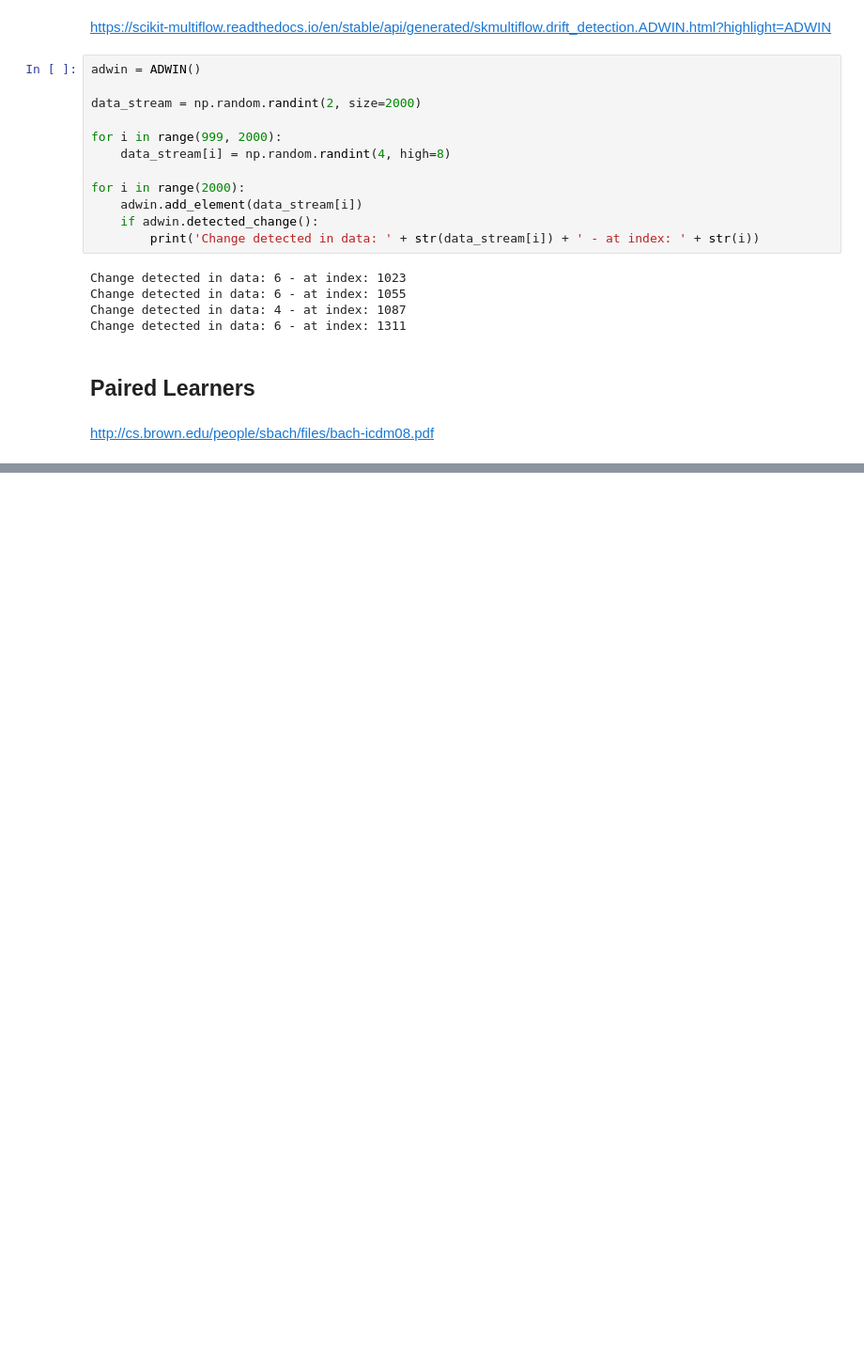
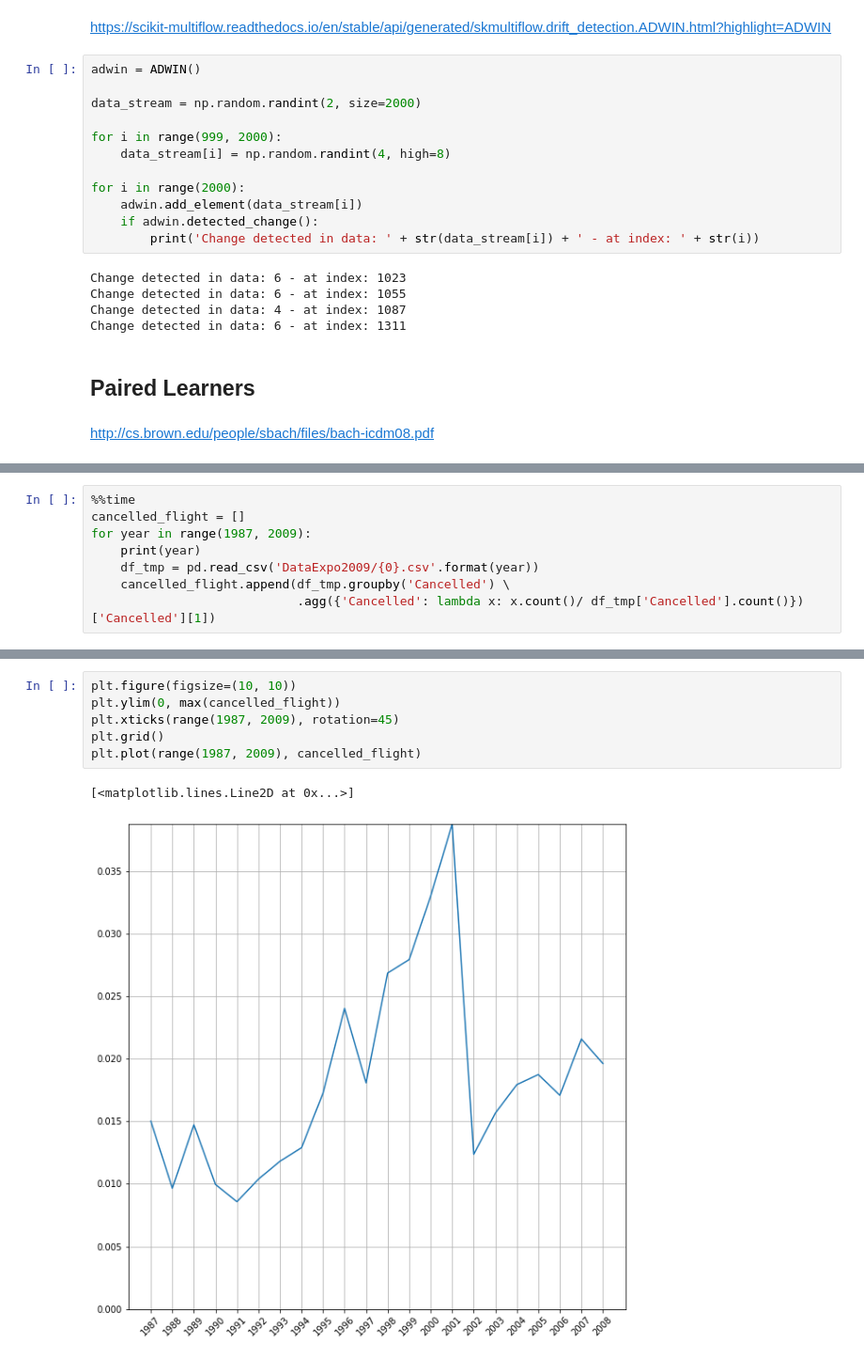
Before and after one commit to Dionidgy/ML, a Jupyter notebook: lifelong/lifelong.ipynb, the cells around one changed output, grey strips where cells are left out. Shown: that part at 94% size. Saved outputs shown, nothing was run; the diff lists cells and outputs as text; blank space fills up the shorter version.

```diff
--- a/lifelong/lifelong.ipynb
+++ b/lifelong/lifelong.ipynb
@@ -159,0 +258,8 @@ http://cs.brown.edu/people/sbach/files/bach-icdm08.pdf
+# %%
+%%time
+cancelled_flight = []
+for year in range(1987, 2009):
+    print(year)
+    df_tmp = pd.read_csv('DataExpo2009/{0}.csv'.format(year))
+    cancelled_flight.append(df_tmp.groupby('Cancelled') \
+                            .agg({'Cancelled': lambda x: x.count()/ df_tmp['Cancelled'].count()})['Cancelled'][1])
@@ -159,0 +290,9 @@ http://cs.brown.edu/people/sbach/files/bach-icdm08.pdf
+# %%
+plt.figure(figsize=(10, 10))
+plt.ylim(0, max(cancelled_flight))
+plt.xticks(range(1987, 2009), rotation=45)
+plt.grid()
+plt.plot(range(1987, 2009), cancelled_flight)
+# %% [output]
+[<matplotlib.lines.Line2D at 0x...>]
+[figure, added]
```
Also changed, not shown: parts of 12 cells of this notebook.
